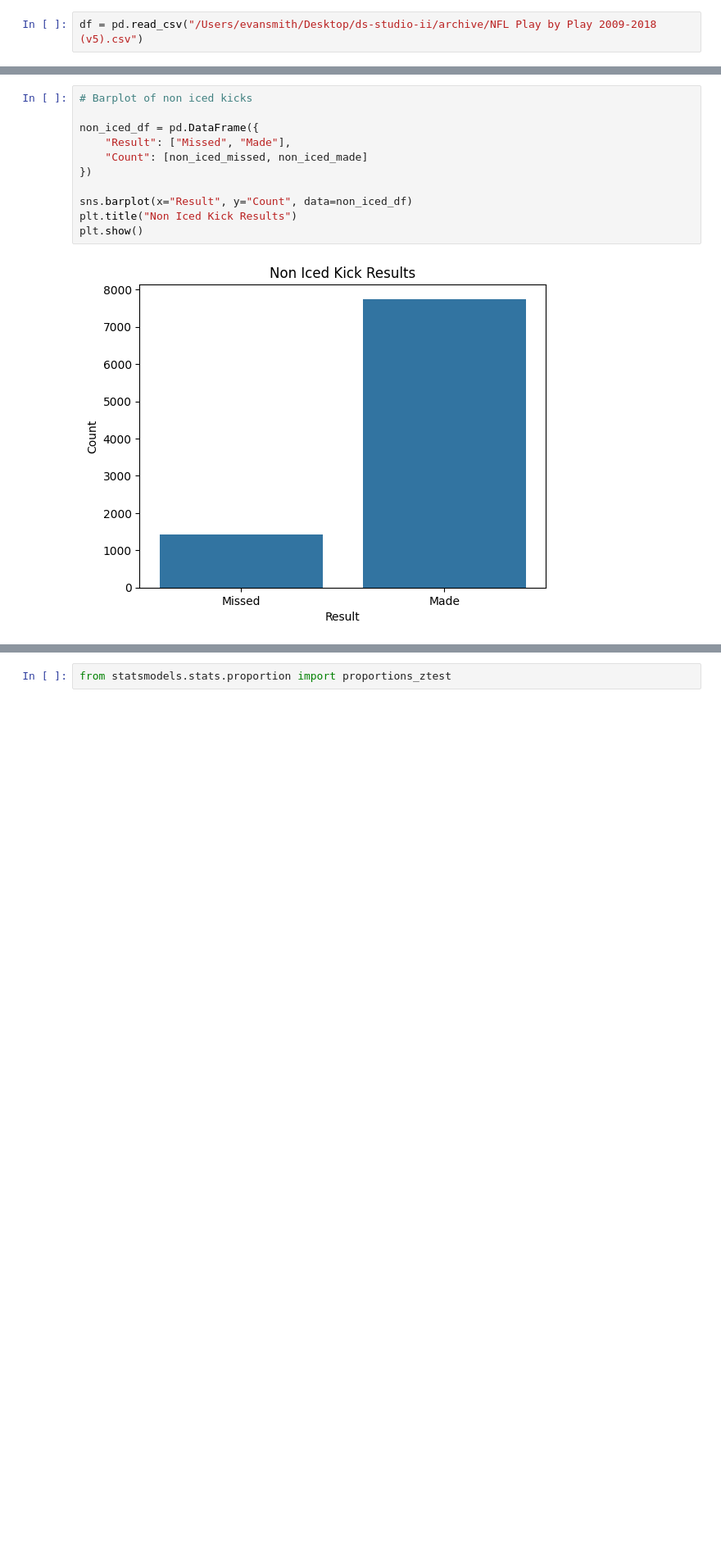
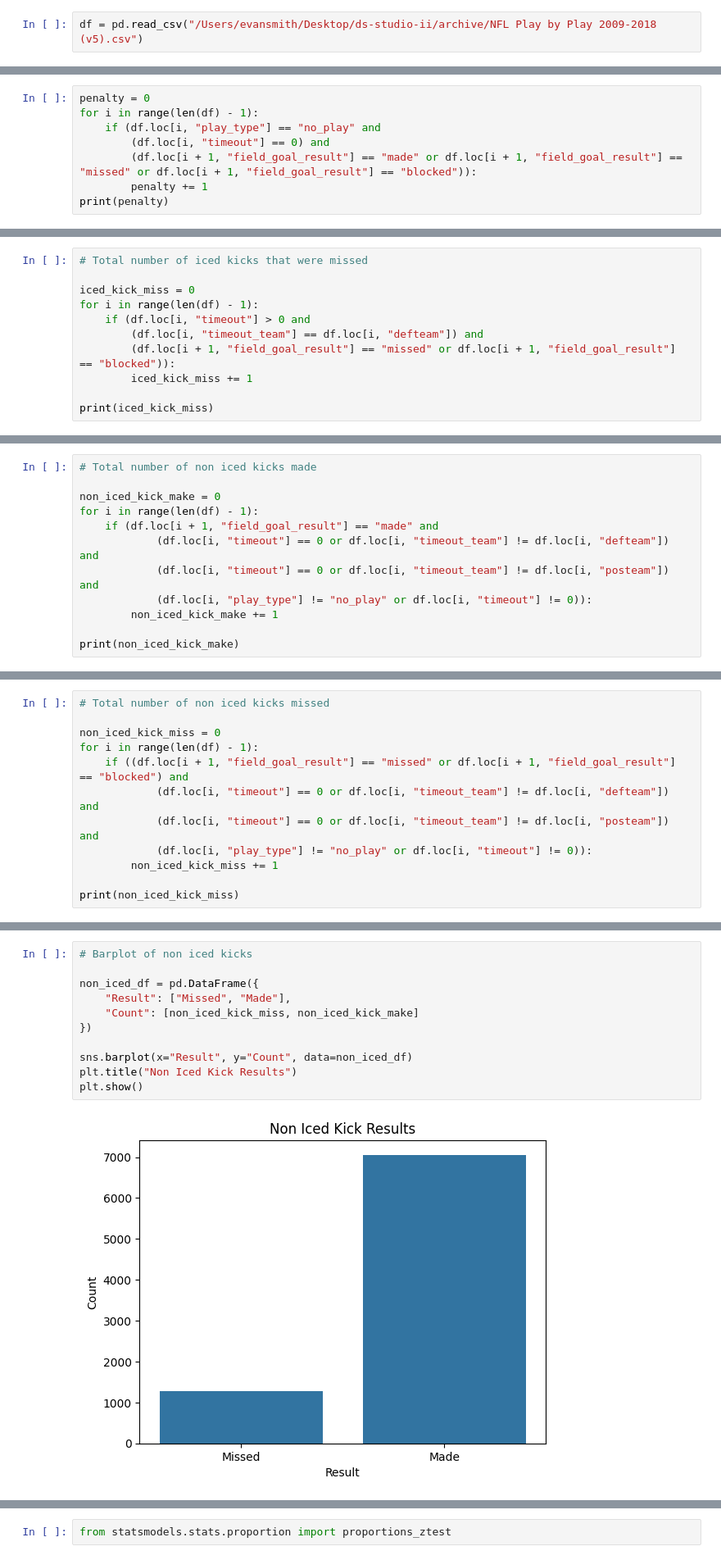
Before and after one commit to esmit289-maker/DTSC-2301-2302-Portfolio, a Jupyter notebook: Project1.ipynb, the cells around one changed output, grey strips where cells are left out. Shown at 82% size. Cells and saved outputs as stored; diff of their text form; blank space fills up the shorter version.

```diff
--- a/Project1.ipynb
+++ b/Project1.ipynb
@@ -155,0 +51,8 @@ print(non_iced_total)
+# %%
+penalty = 0
+for i in range(len(df) - 1):
+    if (df.loc[i, "play_type"] == "no_play" and
+        (df.loc[i, "timeout"] == 0) and
+        (df.loc[i + 1, "field_goal_result"] == "made" or df.loc[i + 1, "field_goal_result"] == "missed" or df.loc[i + 1, "field_goal_result"] == "blocked")):
+        penalty += 1
+print(penalty)
@@ -155,0 +122,11 @@ print(non_iced_total)
+# %%
+# Total number of iced kicks that were missed
+
+iced_kick_miss = 0
+for i in range(len(df) - 1):
+    if (df.loc[i, "timeout"] > 0 and
+        (df.loc[i, "timeout_team"] == df.loc[i, "defteam"]) and
+        (df.loc[i + 1, "field_goal_result"] == "missed" or df.loc[i + 1, "field_goal_result"] == "blocked")):
+        iced_kick_miss += 1
+
+print(iced_kick_miss)
@@ -155,0 +135,12 @@ print(non_iced_total)
+# %%
+# Total number of non iced kicks made
+
+non_iced_kick_make = 0
+for i in range(len(df) - 1):
+    if (df.loc[i + 1, "field_goal_result"] == "made" and
+            (df.loc[i, "timeout"] == 0 or df.loc[i, "timeout_team"] != df.loc[i, "defteam"]) and
+            (df.loc[i, "timeout"] == 0 or df.loc[i, "timeout_team"] != df.loc[i, "posteam"]) and
+            (df.loc[i, "play_type"] != "no_play" or df.loc[i, "timeout"] != 0)):
+        non_iced_kick_make += 1
+
+print(non_iced_kick_make)
@@ -155,0 +149,12 @@ print(non_iced_total)
+# %%
+# Total number of non iced kicks missed
+
+non_iced_kick_miss = 0
+for i in range(len(df) - 1):
+    if ((df.loc[i + 1, "field_goal_result"] == "missed" or df.loc[i + 1, "field_goal_result"] == "blocked") and
+            (df.loc[i, "timeout"] == 0 or df.loc[i, "timeout_team"] != df.loc[i, "defteam"]) and
+            (df.loc[i, "timeout"] == 0 or df.loc[i, "timeout_team"] != df.loc[i, "posteam"]) and
+            (df.loc[i, "play_type"] != "no_play" or df.loc[i, "timeout"] != 0)):
+        non_iced_kick_miss += 1
+
+print(non_iced_kick_miss)
@@ -169,16 +176,16 @@ plt.show()
 # %%
 # Barplot of non iced kicks
 
 non_iced_df = pd.DataFrame({
     "Result": ["Missed", "Made"],
-    "Count": [non_iced_missed, non_iced_made]
+    "Count": [non_iced_kick_miss, non_iced_kick_make]
 })
 
 sns.barplot(x="Result", y="Count", data=non_iced_df)
 plt.title("Non Iced Kick Results")
 plt.show()
 # %% [output]
-[figure, old version]
+[figure, new version]
 # %%
 # Barplot of Iced and Not Iced combined
 
```
Also changed, not shown: parts of 32 cells of this notebook.
